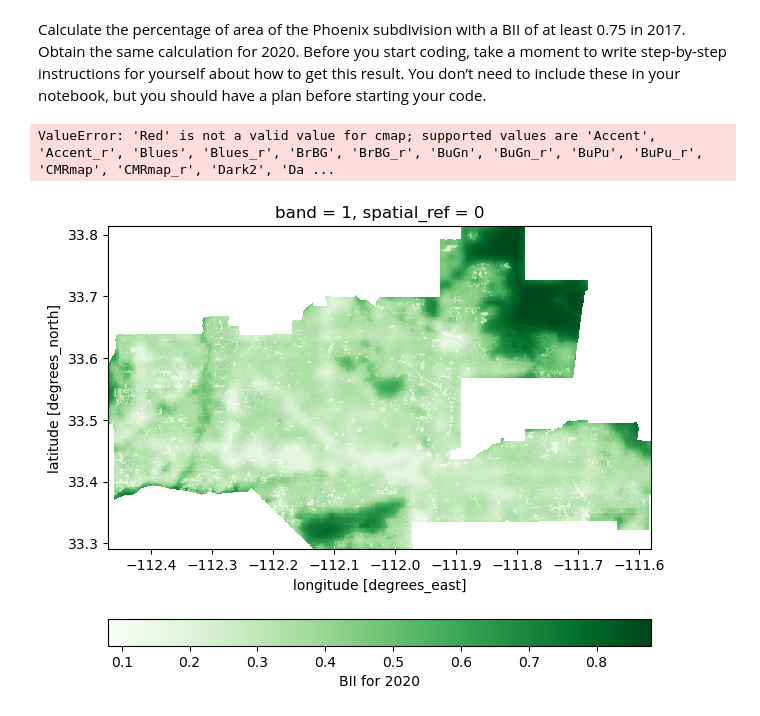
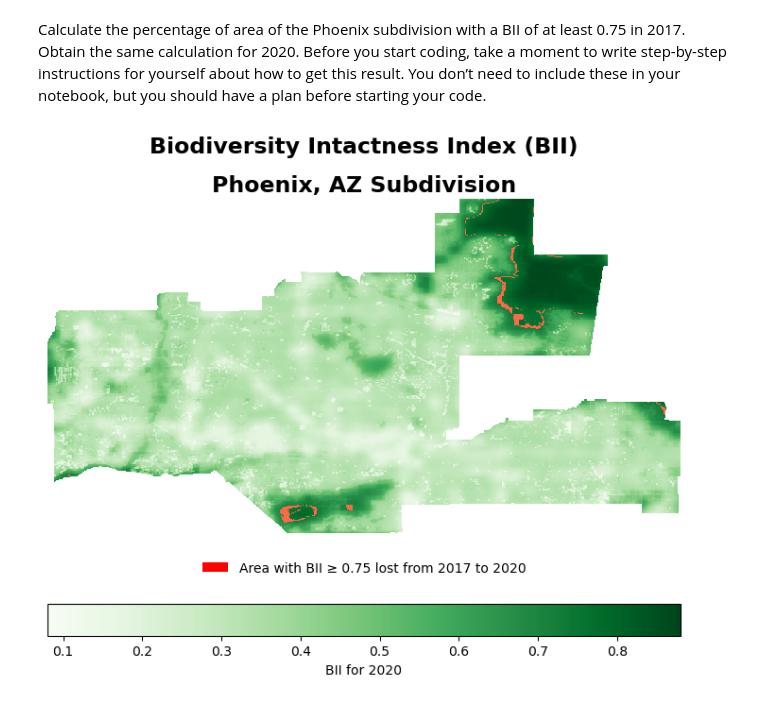
Before and after one commit to austinmartinez12/urbanization-bii-mapping, a Jupyter notebook: Biodiversity_analysis.ipynb, the cells around one changed output. Cells and saved outputs as stored; diff of their text form; code cells hidden in the pictures.

```diff
--- a/Biodiversity_analysis.ipynb
+++ b/Biodiversity_analysis.ipynb
@@ -196,32 +205,31 @@ Bii_lost_area_mask = Bii_lost_area.where(Bii_lost_area!=0)
 # %%
 # Create a visualization showing the area with BII>=0.75 in 2017 that was lost by 2020
 fig, ax = plt.subplots(figsize=(7, 6))
 
-# Create choropleth map of communities
+# Create choropleth map
 phx_2020_clip.plot(cmap = 'Greens', cbar_kwargs={'location':'bottom', # Legend location
                                                  'label':'BII for 2020'})
 
-Bii_lost_area_mask.plot(ax=ax, cmap='Red', add_colorbar = False)
+Bii_lost_area_mask.plot(ax=ax, cmap='Reds', add_colorbar = False)
 
 # Add title
 plt.suptitle('Biodiversity Intactness Index (BII)', fontsize=17, weight = 'bold')
 
 # Add subtitle
-ax.set_title('Phoenix Subdivision', fontsize=17, weight='bold')
+ax.set_title('Phoenix, AZ Subdivision', fontsize=17, weight='bold')
 
-# Add legend of BII loss as `patch`
+# Add legend of BII
 legend_elements = [patch.Patch(facecolor='red',
                          label='Area with BII ≥ 0.75 lost from 2017 to 2020')]
 
-# Add a legend
+# Add a legend for BII loss
 ax.legend(handles=legend_elements, loc='upper center', bbox_to_anchor=(0.5, -0.05), ncol=5, edgecolor = "white")
 
 # Remove axes
 ax.axis('off')
 
 # Display the map
 plt.tight_layout()
 plt.show()
 # %% [output]
-ValueError: 'Red' is not a valid value for cmap; supported values are 'Accent', 'Accent_r', 'Blues', 'Blues_r', 'BrBG', 'BrBG_r', 'BuGn', 'BuGn_r', 'BuPu', 'BuPu_r', 'CMRmap', 'CMRmap_r', 'Dark2', 'Da ...
-[figure, old version]
+[figure, new version]
```
Also changed, not shown: parts of 2 cells of this notebook.
